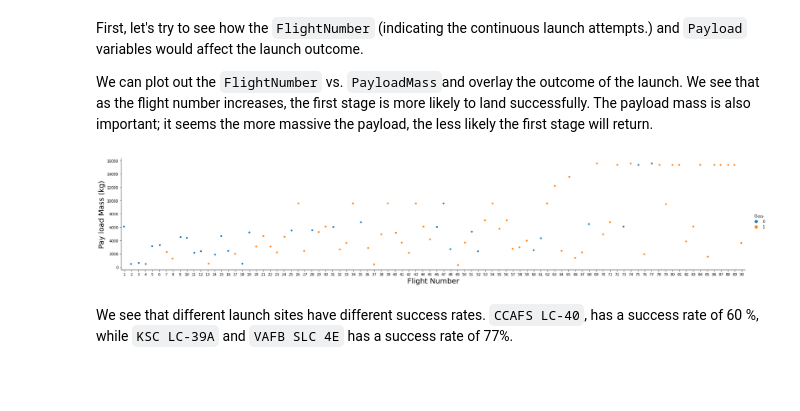
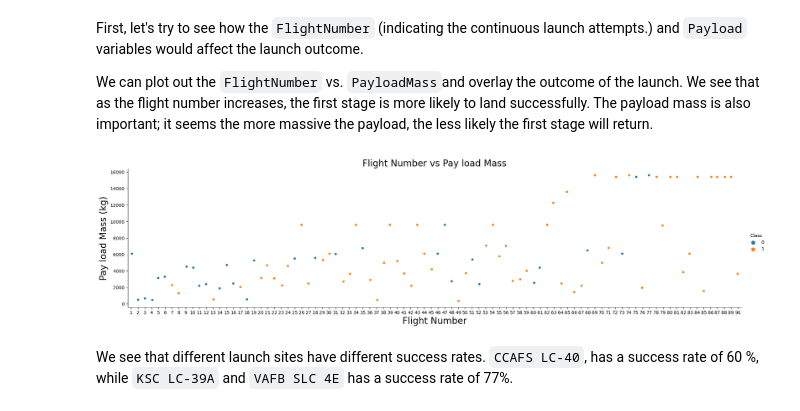
Before and after one commit to lililalina/ibm-applied-data-science, a Jupyter notebook: 05-jupyter-labs-eda-dataviz.ipynb, the cells around one changed output. Drawn from its saved outputs; the diff is of its cells as text; code cells hidden in the pictures; blank space fills up the shorter version.

```diff
--- a/05-jupyter-labs-eda-dataviz.ipynb
+++ b/05-jupyter-labs-eda-dataviz.ipynb
@@ -110,12 +102,13 @@ First, let's try to see how the `FlightNumber` (indicating the continuous launch
 
 We can plot out the <code>FlightNumber</code> vs. <code>PayloadMass</code>and overlay the outcome of the launch. We see that as the flight number increases, the first stage is more likely to land successfully. The payload mass is also important; it seems the more massive the payload, the less likely the first stage will return.
 # %%
-sns.catplot(y="PayloadMass", x="FlightNumber", hue="Class", data=df, aspect = 5)
+sns.catplot(y="PayloadMass", x="FlightNumber", hue="Class", data=df, aspect = 4)
 plt.xlabel("Flight Number",fontsize=20)
 plt.ylabel("Pay load Mass (kg)",fontsize=20)
+plt.title("Flight Number vs Pay load Mass", fontsize = 20)
 plt.show()
 # %% [output]
-[figure, old version]
+[figure, new version]
 # %% [markdown]
 We see that different launch sites have different success rates.  <code>CCAFS LC-40</code>, has a success rate of 60 %, while  <code>KSC LC-39A</code> and <code>VAFB SLC 4E</code> has a success rate of 77%.
 # %% [markdown]
```
Also changed, not shown: parts of 10 cells of this notebook.
